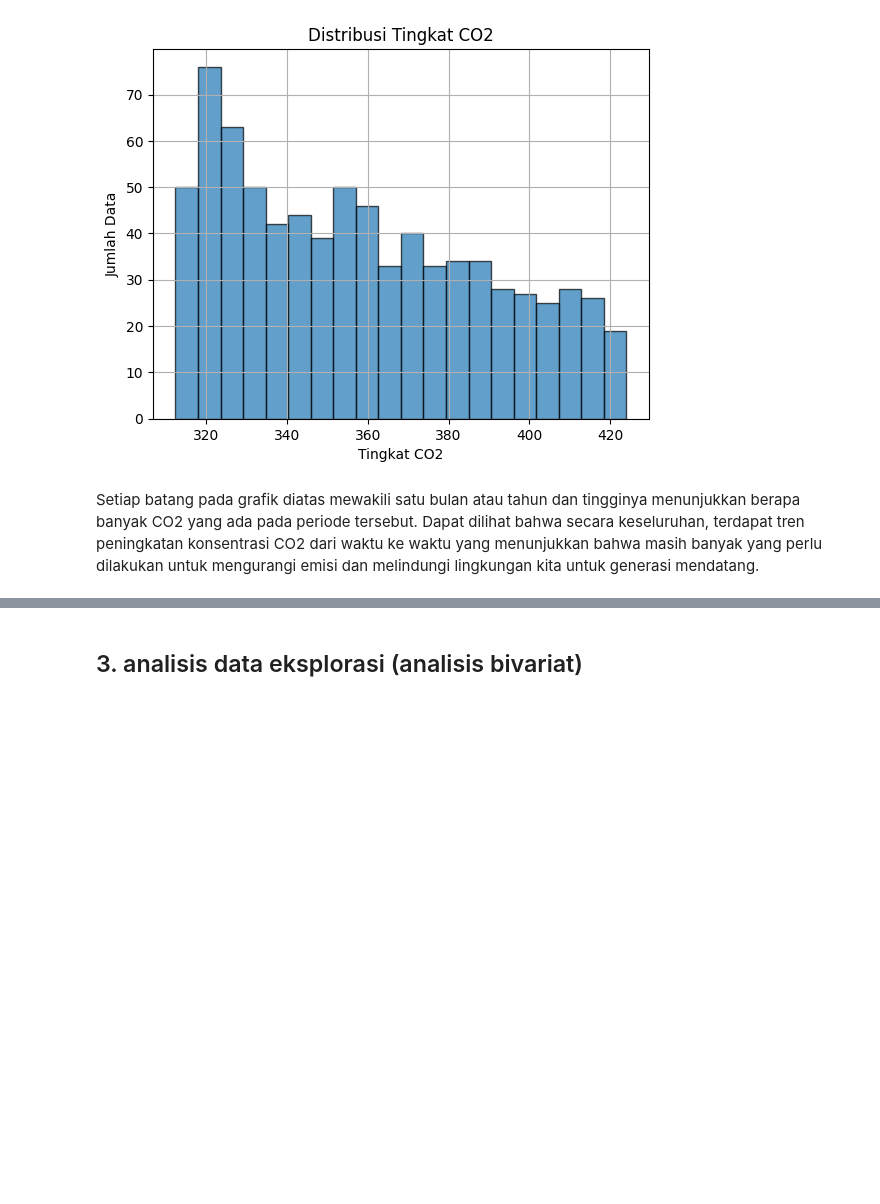
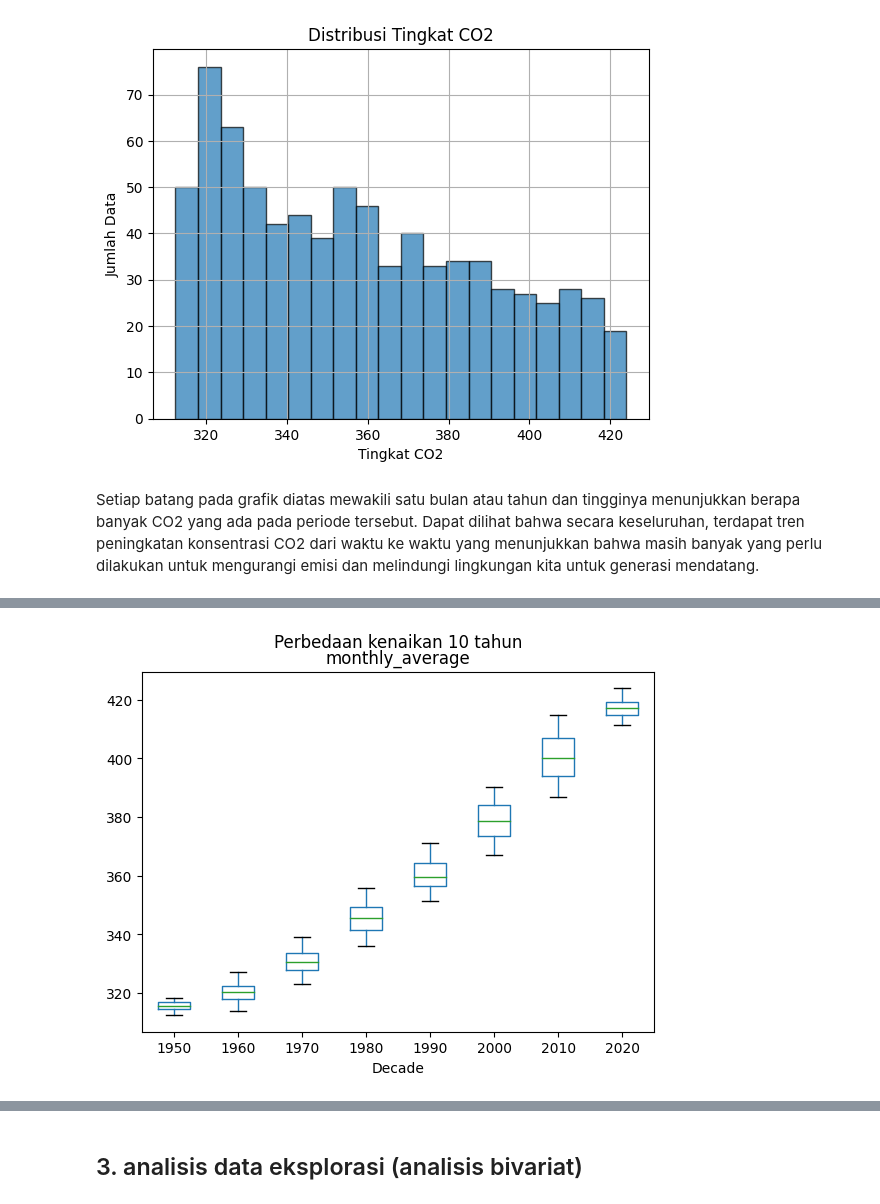
Before and after one commit to satriadhapa/ModelMachineLearning, a Jupyter notebook: Analisis_co2.ipynb, the cells around one changed output, grey strips where cells are left out. Saved outputs shown, nothing was run; the diff lists cells and outputs as text; code cells hidden in the pictures; blank space fills up the shorter version.

Commit message:
penambahan boxplot dan barplot

```diff
--- a/Analisis_co2.ipynb
+++ b/Analisis_co2.ipynb
@@ -82,0 +113,8 @@ Setiap batang pada grafik diatas mewakili satu bulan atau tahun dan tingginya me
+# %%
+# Membuat boxplot
+data.boxplot(column="monthly_average", by="Decade", grid=False)
+plt.suptitle("Perbedaan kenaikan 10 tahun")  # Menghapus judul default
+
+plt.show()
+# %% [output]
+[figure, added]
```
Also changed, not shown: parts of 9 cells of this notebook, 1 other file.
